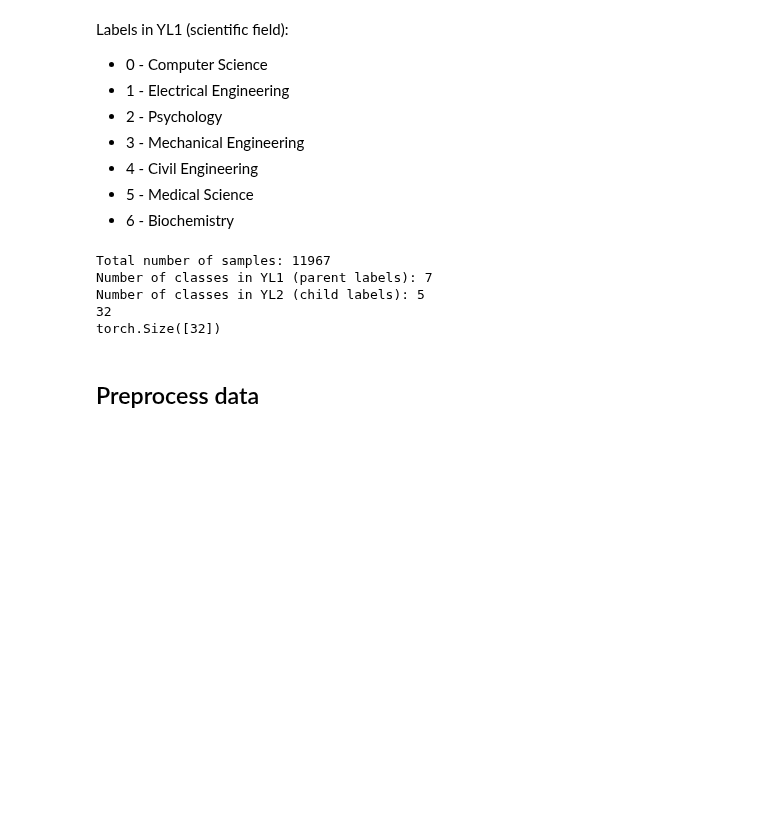
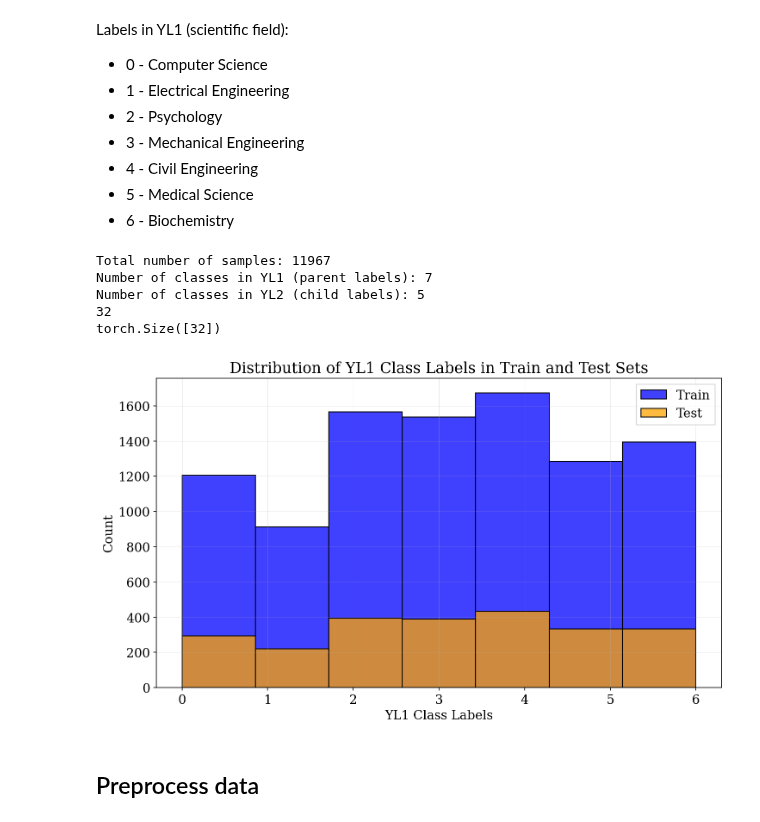
Before and after one commit to audrey352/COMP551, a Jupyter notebook: Assignment4/A4_notebook.ipynb, the cells around one changed output. Drawn from its saved outputs; the diff is of its cells as text; code cells hidden in the pictures; blank space fills up the shorter version.

```diff
--- a/Assignment4/A4_notebook.ipynb
+++ b/Assignment4/A4_notebook.ipynb
@@ -100,9 +101,16 @@ class WOSDataset(Dataset):
 dataset_dir = './datasets/WOS11967/'
 WOS11967_dataset = WOSDataset(dataset_dir)
 
+# train test split
+TRAIN_RATIO = 0.8
+num_train = int(len(WOS11967_dataset) * TRAIN_RATIO)
+num_test = len(WOS11967_dataset) - num_train
+train_dataset, test_dataset = torch.utils.data.random_split(WOS11967_dataset, [num_train, num_test])
+
 # Get dataloaders
 batch_size = 32
-data_loader = DataLoader(WOS11967_dataset, batch_size=32, shuffle=True)
+train_loader = DataLoader(train_dataset, batch_size=32, shuffle=True)
+test_loader = DataLoader(test_dataset, batch_size=32, shuffle=False)
 # Note: X are strings so they currently get returned as a tuple when we get a batch
 # eg. sample_X = (
 #     "abstract1",
@@ -124,7 +132,7 @@ print(f'Number of classes in YL2 (child labels): {num_classes_YL2}')
 
 
 # Check a sample (one batch)
-sample_X, sample_Y, sample_YL1, sample_YL2 = next(iter(data_loader))
+sample_X, sample_Y, sample_YL1, sample_YL2 = next(iter(train_loader))
 print(len(sample_X))  # (batch_size,)  THIS IS A TUPLE OF STRINGS
 print(sample_Y.shape)  # (batch_size,)
 # %% [output]
@@ -133,6 +141,20 @@ Number of classes in YL1 (parent labels): 7
 Number of classes in YL2 (child labels): 5
 32
 torch.Size([32])
+# %%
+# plotting distribution for train and test set (for YL1)
+Y_train = [train_dataset[i][2] for i in range(len(train_dataset))]
+Y_test = [test_dataset[i][2] for i in range(len(test_dataset))]
+
+sns.histplot(Y_train, bins=num_classes_YL1, kde=False, color='blue', label='Train')
+sns.histplot(Y_test, bins=num_classes_YL1, kde=False, color='orange', label='Test')
+plt.xlabel('YL1 Class Labels')
+plt.ylabel('Count')
+plt.title('Distribution of YL1 Class Labels in Train and Test Sets')
+plt.legend()
+plt.show()
+# %% [output]
+[figure, added]
 # %% [markdown]
 ## Preprocess data
 # %%
```
Also changed, not shown: parts of 2 cells of this notebook, 2 other files.
